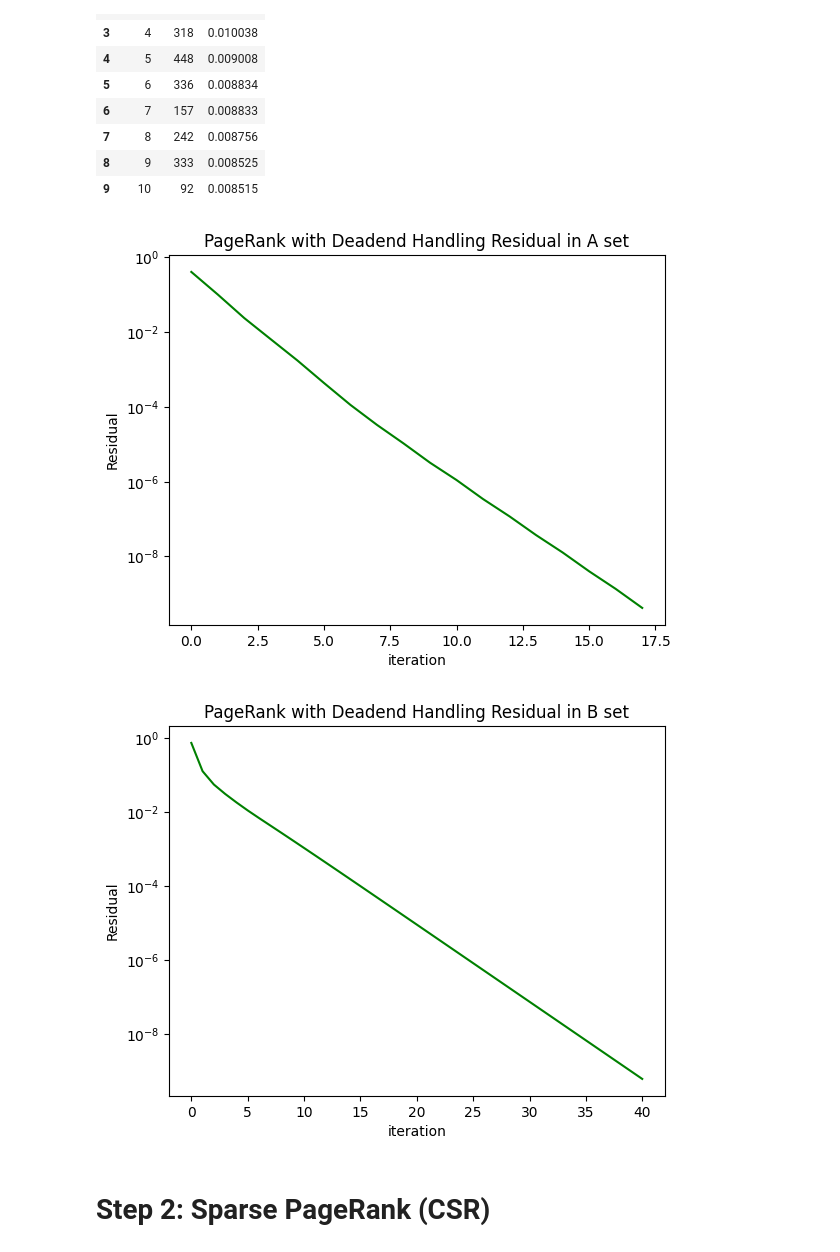
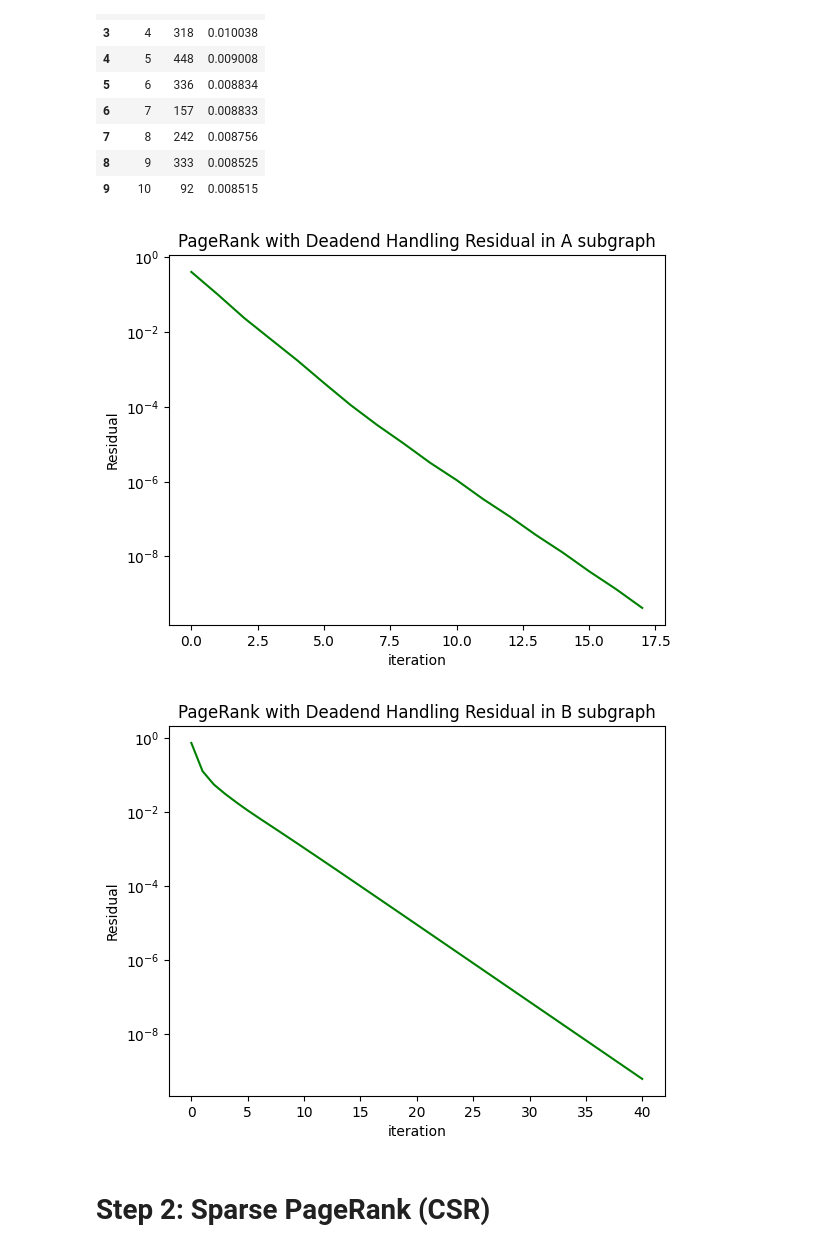
Before and after one commit to pouriaSameti/Mathematics-For-Data-Science, a Jupyter notebook: Project 3/notebook.ipynb, the cells around one changed output. Saved outputs shown, nothing was run; the diff lists cells and outputs as text; code cells hidden in the pictures.

```diff
--- a/Project 3/notebook.ipynb
+++ b/Project 3/notebook.ipynb
@@ -477,5 +477,5 @@ def pagerank_deadend_fix(transition_matrix: np.ndarray, out_degree: np.ndarray,
             return p, residuals
 
 
-p_A, residuals_A = pagerank_deadend_fix(transition_matrix=P_A, out_degree=out_degree_A, nodes=n_A, eps=eps, r=r, max_iteration=MAX_ITER)
-p_B, residuals_B = pagerank_deadend_fix(transition_matrix=P_B, out_degree=out_degree_B, nodes=n_B, eps=eps, r=r, max_iteration=MAX_ITER)
+p_A_dead_handle, residuals_A_dead_handle = pagerank_deadend_fix(transition_matrix=P_A, out_degree=out_degree_A, nodes=n_A, eps=eps, r=r, max_iteration=MAX_ITER)
+p_B_dead_handle, residuals_B_dead_handle = pagerank_deadend_fix(transition_matrix=P_B, out_degree=out_degree_B, nodes=n_B, eps=eps, r=r, max_iteration=MAX_ITER)
@@ -539,22 +536,22 @@ top10_table_basic_page_rank_B
 | 9 | 10 | 92 | 0.008515 |
 # %%
 plt.figure()
-plt.semilogy(residuals_A, color='green')
+plt.semilogy(residuals_A_dead_handle, color='green')
 plt.xlabel("iteration")
 plt.ylabel("Residual")
-plt.title("PageRank with Deadend Handling Residual in A set")
+plt.title("PageRank with Deadend Handling Residual in A subgraph")
 plt.show()
 # %% [output]
-[figure, old version]
+[figure, new version]
 # %%
 plt.figure()
-plt.semilogy(residuals_B, color='green')
+plt.semilogy(residuals_B_dead_handle, color='green')
 plt.xlabel("iteration")
 plt.ylabel("Residual")
-plt.title("PageRank with Deadend Handling Residual in B set")
+plt.title("PageRank with Deadend Handling Residual in B subgraph")
 plt.show()
 # %% [output]
-[figure, old version]
+[figure, new version]
 # %% [markdown]
 # Step 2: Sparse PageRank (CSR)
 # %% [markdown]
```
Also changed, not shown: parts of 24 cells of this notebook.
